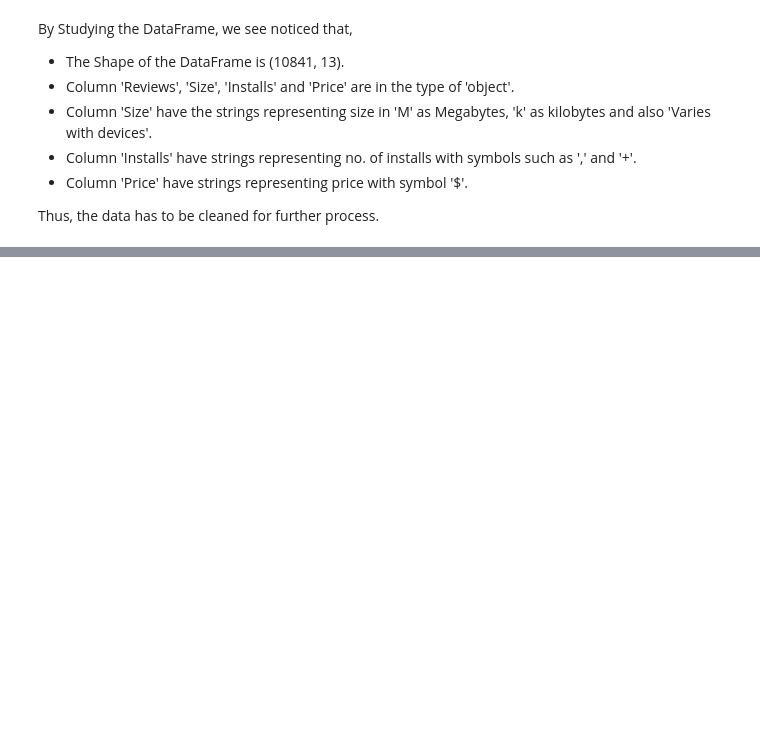
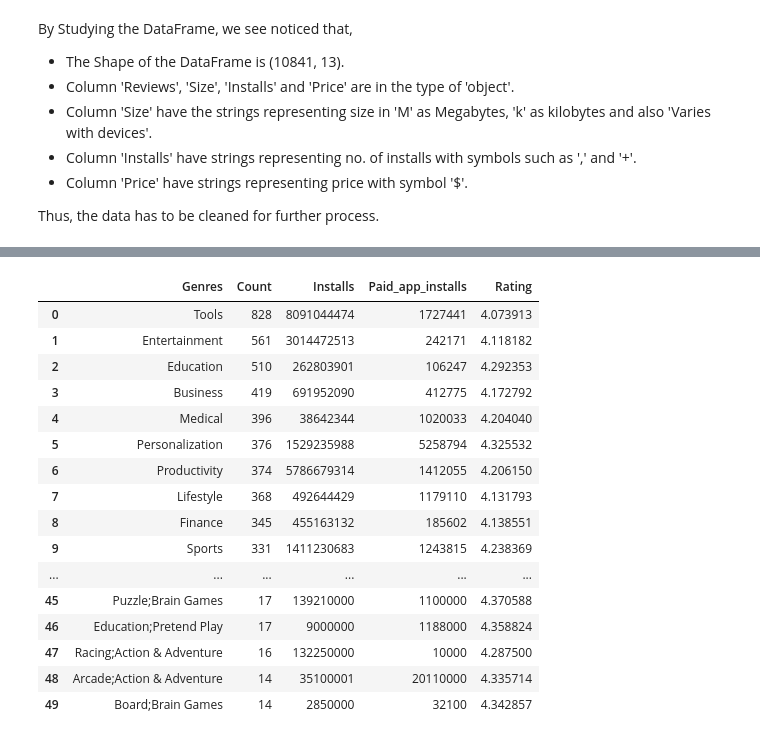
Before and after one commit to divyakedia/playstore-data-analysis, a Jupyter notebook: (Divya_Self)Play_Store_App_Review_Analysis_Capstone_Project.ipynb, the cells around one changed output, grey strips where cells are left out. Saved outputs shown, nothing was run; the diff lists cells and outputs as text; code cells hidden in the pictures; blank space fills up the shorter version.

```diff
--- a/(Divya_Self)Play_Store_App_Review_Analysis_Capstone_Project.ipynb
+++ b/(Divya_Self)Play_Store_App_Review_Analysis_Capstone_Project.ipynb
@@ -250,0 +394,4 @@ memory usage: 1.4+ MB
+# %%
+#Getting the  Genres:
+top_genres = app_max_review.Genres.value_counts().reset_index().rename(columns={'Genres':'Count','index':'Genres'})
+top_genres
@@ -250,0 +430,4 @@ memory usage: 1.4+ MB
+# %%
+#Printing the dataframe which contains paid apps install counts:
+genres_paidapp_count = playstore_df[playstore_df['Price']!= 0].groupby(['Genres'])[['Installs']].sum().rename(columns={'Installs':'Paid_app_installs'})
+genres_paidapp_count
@@ -250,0 +449,4 @@ memory usage: 1.4+ MB
+# %%
+#Printing the  dataframe which contains mean Rating
+genres_ratings_df = app_max_review.groupby(['Genres'])[['Rating']].mean()
+genres_ratings_df
@@ -250,0 +468,30 @@ memory usage: 1.4+ MB
+# %%
+#Preparing dataframe which contains free app install counts
+genres_freeapp_install = app_max_review[app_max_review['Price'] == 0].groupby(['Genres'])[['Installs']].sum()
+# %%
+#Mergering all the data previous dataframes
+top_genres_install_df = pd.merge(top_genres, genres_freeapp_install, on='Genres')
+top_genres_apps_installs_df = pd.merge(top_genres_install_df, genres_paidapp_count, on='Genres')
+top_genres_apps_installs_ratings_df = pd.merge(top_genres_apps_installs_df, genres_ratings_df, on='Genres')
+
+#Getting top 50 data frames based on the Genres
+top_50_genres_df = top_genres_apps_installs_ratings_df.head(50)
+top_50_genres_df
+# %% [output]
+|  | Genres | Count | Installs | Paid_app_installs | Rating |
+| 0 | Tools | 828 | 8091044474 | 1727441 | 4.073913 |
+| 1 | Entertainment | 561 | 3014472513 | 242171 | 4.118182 |
+| 2 | Education | 510 | 262803901 | 106247 | 4.292353 |
+| 3 | Business | 419 | 691952090 | 412775 | 4.172792 |
+| 4 | Medical | 396 | 38642344 | 1020033 | 4.204040 |
+| 5 | Personalization | 376 | 1529235988 | 5258794 | 4.325532 |
+| 6 | Productivity | 374 | 5786679314 | 1412055 | 4.206150 |
+| 7 | Lifestyle | 368 | 492644429 | 1179110 | 4.131793 |
+| 8 | Finance | 345 | 455163132 | 185602 | 4.138551 |
+| 9 | Sports | 331 | 1411230683 | 1243815 | 4.238369 |
+| ... | ... | ... | ... | ... | ... |
+| 45 | Puzzle;Brain Games | 17 | 139210000 | 1100000 | 4.370588 |
+| 46 | Education;Pretend Play | 17 | 9000000 | 1188000 | 4.358824 |
+| 47 | Racing;Action & Adventure | 16 | 132250000 | 10000 | 4.287500 |
+| 48 | Arcade;Action & Adventure | 14 | 35100001 | 20110000 | 4.335714 |
+| 49 | Board;Brain Games | 14 | 2850000 | 32100 | 4.342857 |
```
Also changed, not shown: parts of 23 cells of this notebook.
